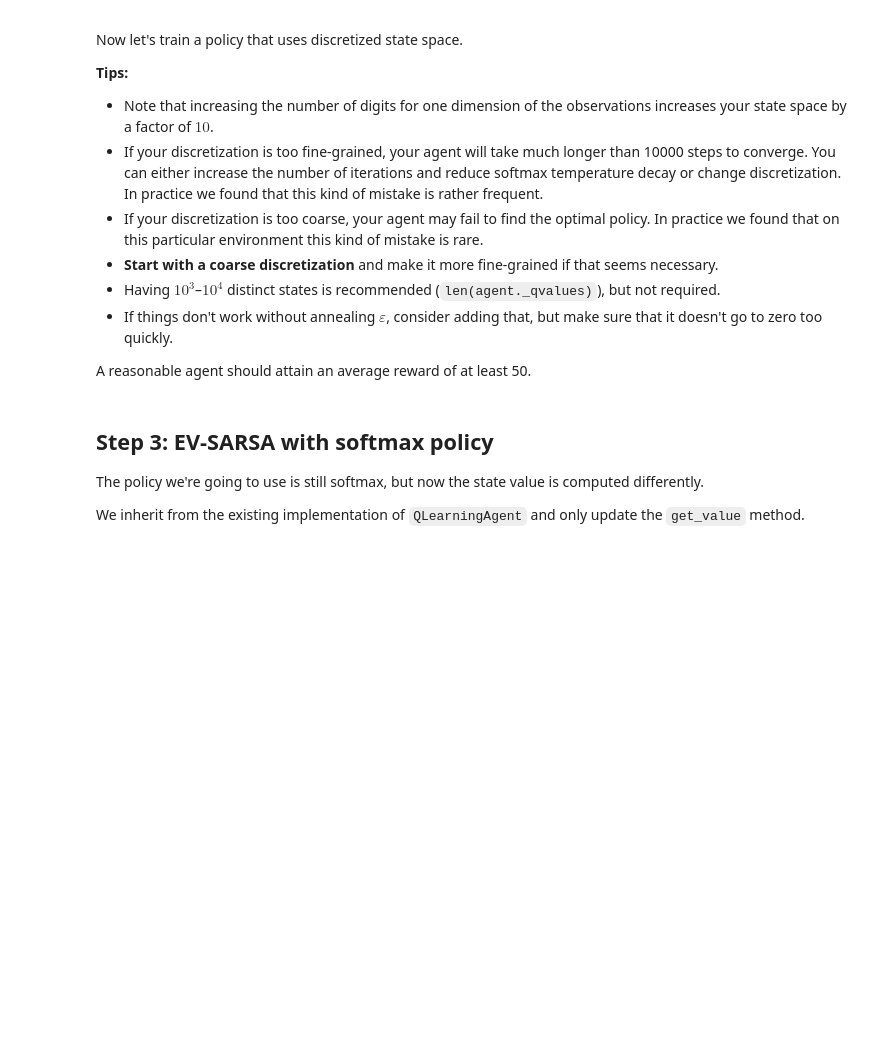
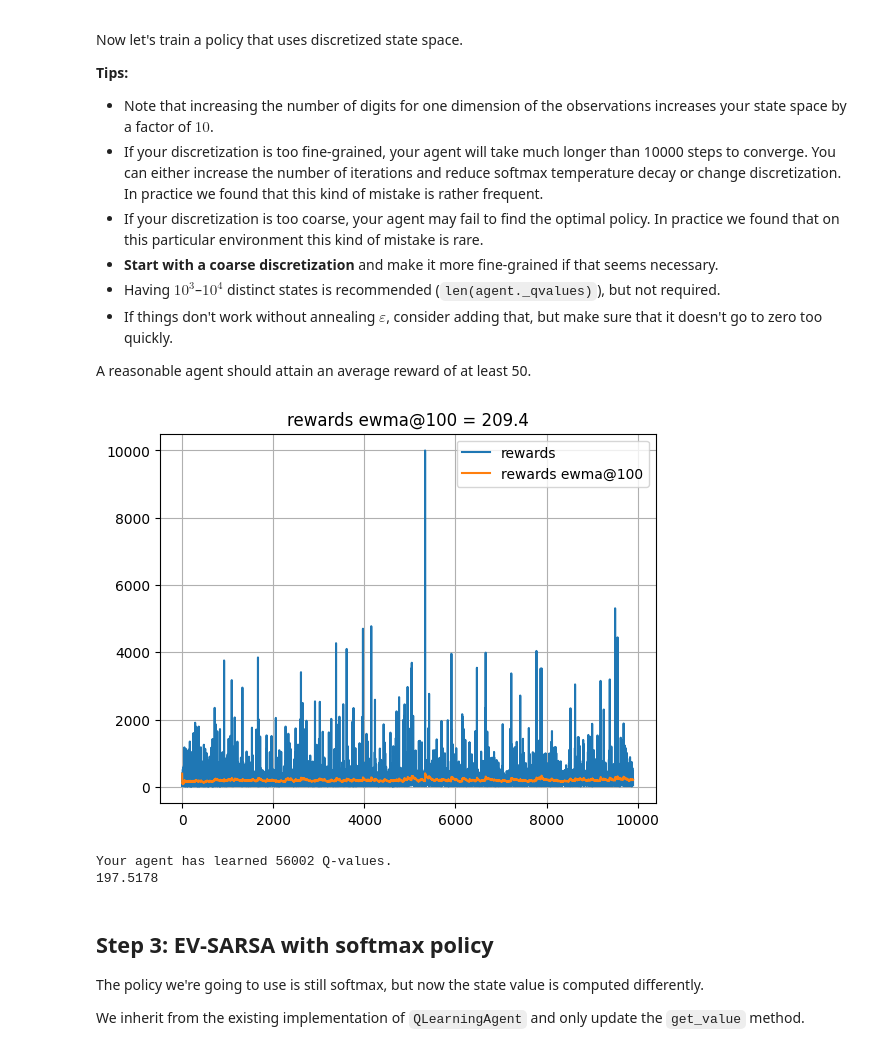
Before and after one commit to iljas277/Qlearning_agent_hw, a Jupyter notebook: homeworks/hw03_qlearning/01_qlearning.ipynb, the cells around one changed output. Drawn from its saved outputs; the diff is of its cells as text; code cells hidden in the pictures; blank space fills up the shorter version.

```diff
--- a/homeworks/hw03_qlearning/01_qlearning.ipynb
+++ b/homeworks/hw03_qlearning/01_qlearning.ipynb
@@ -29,8 +27,3 @@ SoftMax policy means that actions probabilities are computed from q-values using
 $$ \pi(a_i \mid s) = \operatorname{softmax} \left( \left\{ {Q(s, a_j) \over \tau} \right\}_{j=1}^n \right)_i = {\operatorname{exp} \left( Q(s,a_i) / \tau \right)  \over {\sum_{j}  \operatorname{exp} \left( Q(s,a_j) / \tau  \right)}} $$
 # %% [markdown]
 First, implement softmax. Do not forget that exponent of large value might be too big to fit in float. Substract maximum for numerical stability.
-# %%
-def my_softmax(values: np.ndarray, T=1.):
-    probas = None
-    assert probas is not None
-    return probas
@@ -108,9 +117,10 @@ class QLearningAgent:
 
         # YOUR CODE HERE
         # Calculate the approximation of value function V(s).
-        value = None
-        assert value is not None
-
+        value = float("-inf")
+        n_actions = len(possible_actions)
+        for i in range(n_actions):
+          value = max(value, self.get_qvalue(state, possible_actions[i]))
         return value
 
     def update(self, state, action, reward, next_state):
@@ -125,8 +135,7 @@ class QLearningAgent:
 
         # YOUR CODE HERE
         # Calculate the updated value of Q(s, a).
-        qvalue = None
-        assert qvalue is not None
+        qvalue = (1 - learning_rate) * self.get_qvalue(state, action) + learning_rate * (reward + gamma * self.get_value(next_state))
 
         self.set_qvalue(state, action, qvalue)
 
@@ -142,10 +151,17 @@ class QLearningAgent:
 
         # YOUR CODE HERE
         # Choose the best action wrt the qvalues.
-        best_action = None
-        assert best_action is not None
+        max_qvalue = self.get_qvalue(state, possible_actions[0])
+        q_values = [max_qvalue]
+        for i in range(1, len(possible_actions)):
+          q_value = self.get_qvalue(state, possible_actions[i])
+          q_values.append(q_value)
+          if q_value > max_qvalue:
+            max_qvalue = q_value
 
-        return best_action
+
+        best_actions = [a for a, q in zip(possible_actions, q_values) if q == max_qvalue]
+        return random.choice(best_actions)
 
     def get_softmax_policy(self, state):
         """
@@ -164,9 +180,9 @@ class QLearningAgent:
 
         # YOUR CODE HERE
         # Compute all actions probabilities in the current state using softmax
-        q_values = None
+        q_values = [self.get_qvalue(state, possible_actions[i]) for i in range(len(possible_actions))]
         assert q_values is not None
-        probabilities = None
+        probabilities = my_softmax(q_values, self.temp)
         assert probabilities is not None
 
         return probabilities
@@ -188,7 +204,9 @@ class QLearningAgent:
 
         # YOUR CODE HERE
         # Select the action to take in the current state according to the policy
-        chosen_action = None
+        probabilities = self.get_softmax_policy(state)
+
+        chosen_action = np.random.choice(possible_actions, p = probabilities)
         assert chosen_action is not None
         return chosen_action
 # %% [markdown]
@@ -309,9 +338,9 @@ class Discretizer(ObservationWrapper):
         # Hint: you can do that with round(x, n_digits).
         # You may pick a different n_digits for each dimension.
 
-        features_ndigits = [1, 1, 1, 1]
+        features_ndigits = [1, 1, 2, 1]
         for feature_index in range(len(state)):
-            state[feature_index] = round(state[feature_index], features_ndigits[feature_index])
+            state[feature_index] = round(state[feature_index],features_ndigits[feature_index])
 
         return tuple(state)
 # %%
@@ -351,27 +382,33 @@ import pandas as pd
 def moving_average(x, span=100):
     return pd.DataFrame({"x": np.asarray(x)}).x.ewm(span=span).mean().values
 # %%
-agent = QLearningAgent(alpha=0.5, discount=0.99, get_legal_actions=lambda s: range(n_actions))
+agent = QLearningAgent(alpha=0.43, discount=0.99, get_legal_actions=lambda s: range(n_actions))
 # %%
 rewards = []
 # %%
 
-for i in range(5000):
+for i in range(10000):
     reward = play_and_train(env, agent)
     rewards.append(reward)
 
     if i % 100 == 0:
         rewards_ewma = moving_average(rewards)
 
         clear_output(True)
         plt.plot(rewards, label="rewards")
         plt.plot(rewards_ewma, label="rewards ewma@100")
         plt.legend()
         plt.grid()
         plt.title("rewards ewma@100 = {:.1f}".format(rewards_ewma[-1]))
         plt.show()
+# %% [output]
+[figure, added]
 # %%
 print("Your agent has learned {} Q-values.".format(len(agent._qvalues)))
+print(np.mean(rewards))
+# %% [output]
+Your agent has learned 56002 Q-values.
+197.5178
 # %% [markdown]
 ## Step 3: EV-SARSA with softmax policy
 
```
Also changed, not shown: parts of 13 cells of this notebook.
